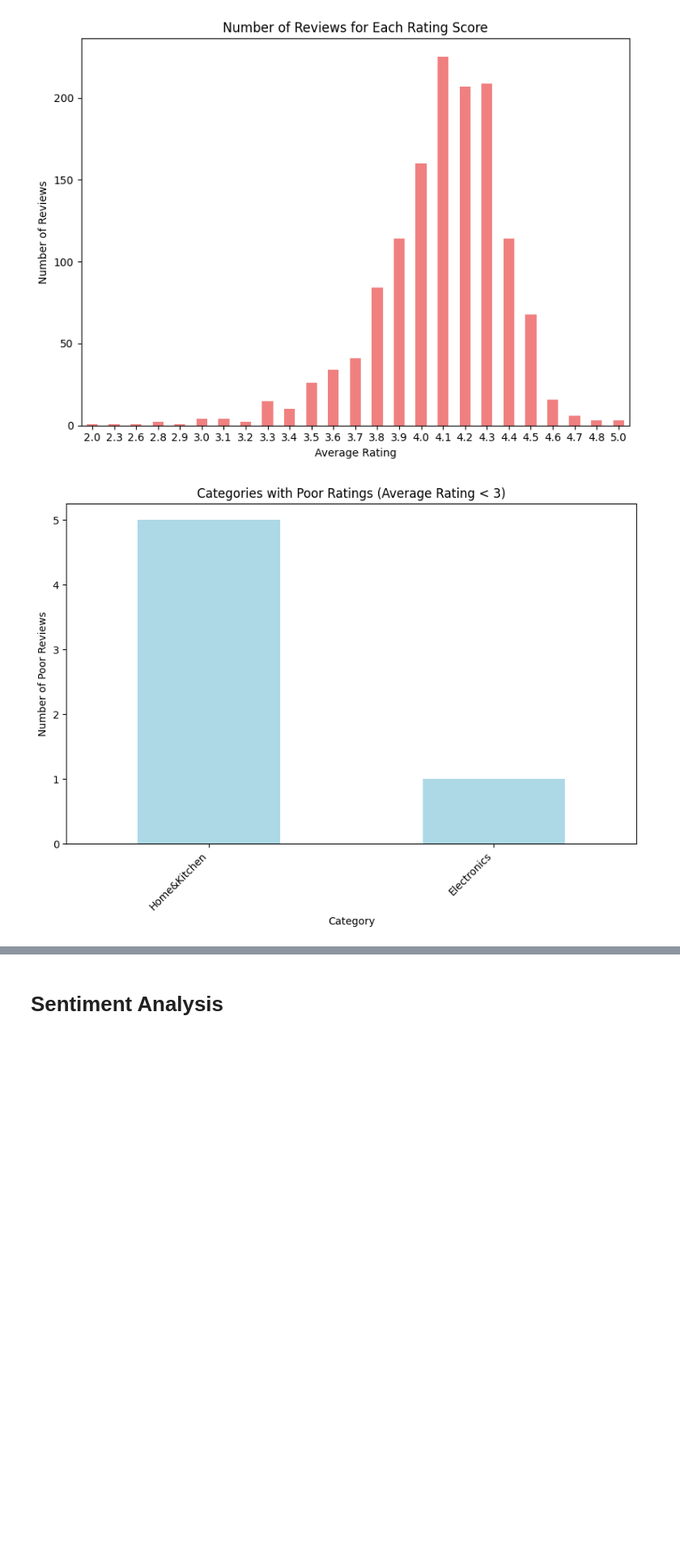
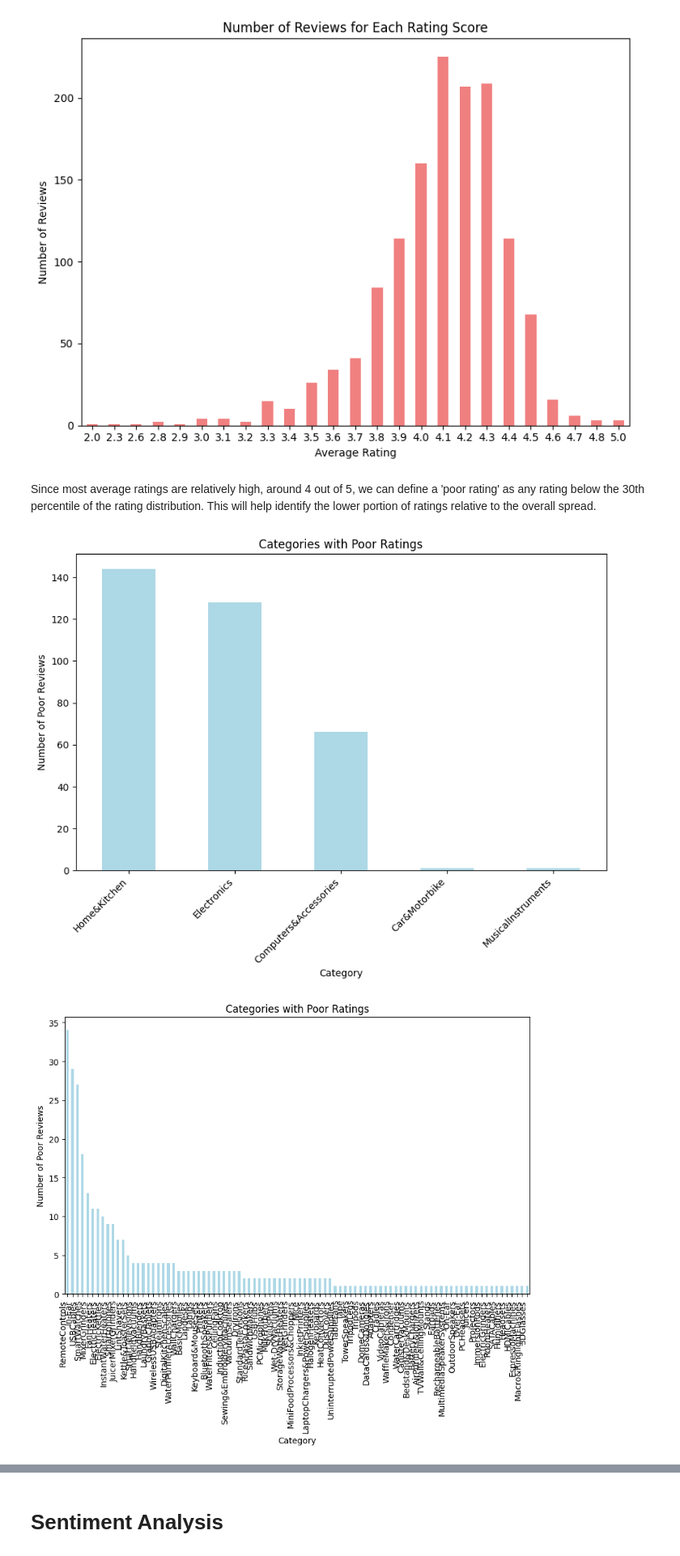
Before and after one commit to sweeenlim/Passion8, a Jupyter notebook: sentiment_analysis/sentiment_analysis.ipynb, the cells around one changed output, grey strips where cells are left out. Shown at 81% size. Cells and saved outputs as stored; diff of their text form; code cells hidden in the pictures; blank space fills up the shorter version.

```diff
--- a/sentiment_analysis/sentiment_analysis.ipynb
+++ b/sentiment_analysis/sentiment_analysis.ipynb
@@ -8,7 +8,7 @@ import pandas as pd
 host = 'localhost'
 database = 'dsa3101' # default db name
 user = 'postgres'
-post_pwd = os.environ["POSTGRES_PASSWORD"]
+post_pwd = "password"
 post_port = 5434
 
 
@@ -59,3 +50,5 @@ product_ratings_df
 # %%
-#split product categories into its base_category
+#split product categories into its base_category and sub_category
+product_ratings_df["category"]
 product_ratings_df["base_category"] = product_ratings_df["category"].str.split("|").str[0]
+product_ratings_df["sub_category"] = product_ratings_df["category"].str.split("|").str[-1]
@@ -90,28 +108,43 @@ plt.tight_layout()
 plt.show()
 # %% [output]
 [figure]
+# %% [markdown]
+Since most average ratings are relatively high, around 4 out of 5, we can define a 'poor rating' as any rating below the 30th percentile of the rating distribution. This will help identify the lower portion of ratings relative to the overall spread.
 # %%
 import pandas as pd
+import numpy as np
 import matplotlib.pyplot as plt
 
-# Assuming your dataframe is named 'product_ratings_df' and has 'average_rating' and 'category' columns
+percentile_30 = np.percentile(product_ratings_df['average_rating'], 30)
 
-# Define a threshold for poorly rated products (e.g., average rating less than 3)
-poorly_rated_df = product_ratings_df[product_ratings_df['average_rating'] < 3]
+poorly_rated_df = product_ratings_df[product_ratings_df['average_rating'] < percentile_30]
 
 # Group by category and count the number of poorly rated reviews for each category
-poorly_rated_counts = poorly_rated_df.groupby('base_category').size()
+base_poorly_rated_counts = poorly_rated_df.groupby('base_category').size()
+sub_poorly_rated_counts = poorly_rated_df.groupby('sub_category').size()
 
 # Sort the counts to make the plot more readable
-poorly_rated_counts = poorly_rated_counts.sort_values(ascending=False)
+base_poorly_rated_counts = base_poorly_rated_counts.sort_values(ascending=False)
+sub_poorly_rated_counts = sub_poorly_rated_counts.sort_values(ascending=False)
 
 # Plot the result
 plt.figure(figsize=(10,6))
-poorly_rated_counts.plot(kind='bar', color='lightblue')
-plt.title('Categories with Poor Ratings (Average Rating < 3)')
+base_poorly_rated_counts.plot(kind='bar', color='lightblue')
+plt.title('Categories with Poor Ratings')
 plt.xlabel('Category')
 plt.ylabel('Number of Poor Reviews')
 plt.xticks(rotation=45, ha='right')
 plt.show()
+
+plt.figure(figsize=(10,6))
+sub_poorly_rated_counts.plot(kind='bar', color='lightblue')
+plt.title('Categories with Poor Ratings')
+plt.xlabel('Category')
+plt.ylabel('Number of Poor Reviews')
+plt.xticks(rotation=90, ha='right')
+plt.show()
+max_sub_category = sub_poorly_rated_counts.nlargest(10)
+print(f"Sub category with the most number of poor reveiws: {max_sub_category}")
 # %% [output]
-[figure, old version]
+[figure, new version]
+[figure, added]
```
Also changed, not shown: parts of 26 cells of this notebook.
